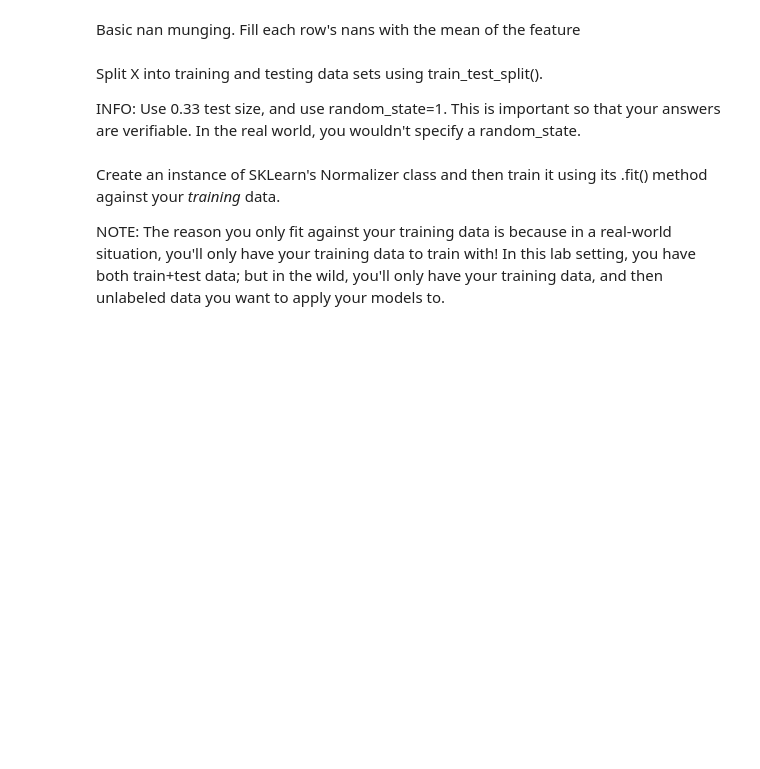
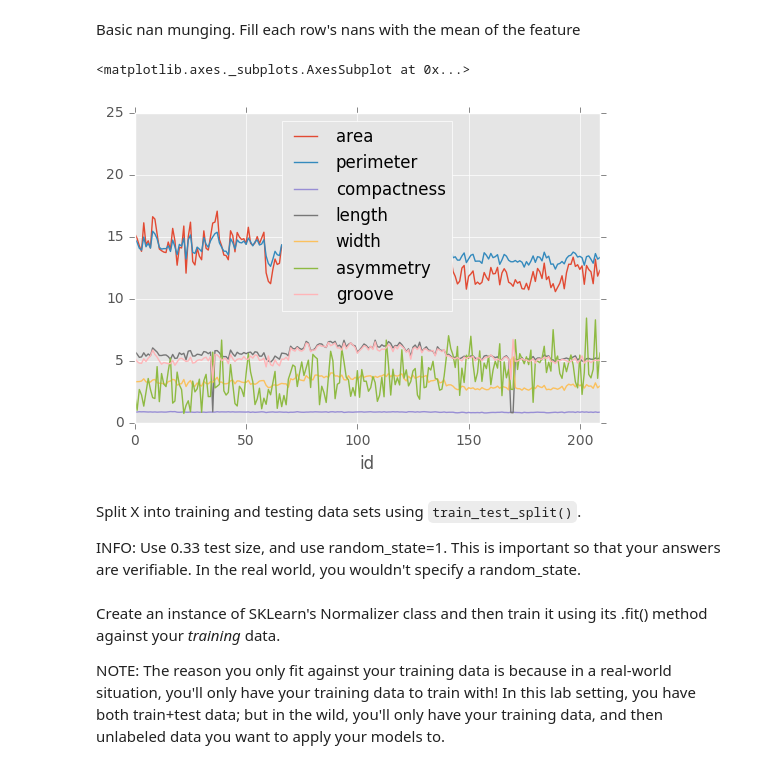
Before and after one commit to B-Rich/DAT210x, a Jupyter notebook: Module5/K_Neighbors_Lab.ipynb, the cells around one changed output. Saved outputs shown, nothing was run; the diff lists cells and outputs as text; code cells hidden in the pictures; blank space fills up the shorter version.

```diff
--- a/Module5/K_Neighbors_Lab.ipynb
+++ b/Module5/K_Neighbors_Lab.ipynb
@@ -48,3 +48,7 @@ def plotDecisionBoundary(model, X, y):
     plt.title('K = ' + str(p['n_neighbors']))
 # %% [markdown]
 Load up the dataset into a variable called X. Check the .head and compare it to the file you loaded in a text editor. Make sure you're loading your data properly--don't fail on the 1st step!
+# %%
+X = pd.read_csv('./Datasets/wheat.data', index_col=0)
+print(X.columns)
+print(X.head(4))
@@ -51,2 +65,5 @@ Load up the dataset into a variable called X. Check the .head and compare it to
 # %% [markdown]
  Copy the 'wheat_type' series slice out of X, and into a series called 'y'. Then drop the original 'wheat_type' column from the X
+# %%
+y = X.wheat_type
+X = X.drop(['wheat_type'], axis=1)
@@ -55,7 +95,14 @@ Do a quick, "ordinal" conversion of 'y'. In actuality our classification isn't o
 # %% [markdown]
 Basic nan munging. Fill each row's nans with the mean of the feature
+# %%
+X.head()
+X = X.fillna(X.mean())
+X.plot()
+# %% [output]
+<matplotlib.axes._subplots.AxesSubplot at 0x...>
+[figure, added]
 # %% [markdown]
-Split X into training and testing data sets using train_test_split().
+Split X into training and testing data sets using `train_test_split()`.
 
 INFO: Use 0.33 test size, and use random_state=1. This is important
 so that your answers are verifiable. In the real world, you wouldn't
```
Also changed, not shown: parts of 10 cells of this notebook.
